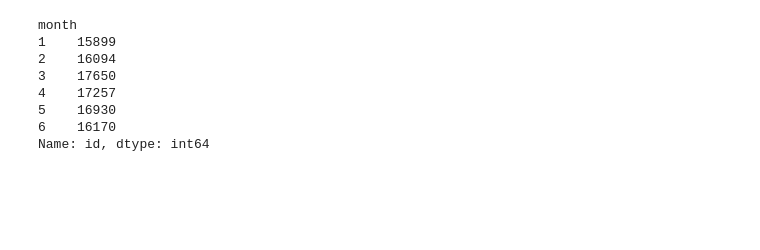
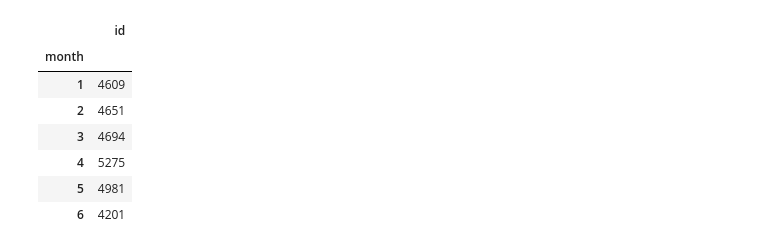
Before and after one commit to hizik999/bdst_laba_1, a Jupyter notebook: task_1/main.ipynb, the cells around one changed output. Drawn from its saved outputs; the diff is of its cells as text; code cells hidden in the pictures; blank space fills up the shorter version.

```diff
--- a/task_1/main.ipynb
+++ b/task_1/main.ipynb
@@ -12 +28,13 @@ data['year'] = data['pickup_datetime'].dt.year
+# %%
+filtered_data['month'] = filtered_data['dropoff_datetime'].dt.month
+filtered_data[['id', 'month']].groupby(by='month').aggregate('count')
+# %% [output]
+|  | id |
+| month |  |
+| 1 | 4609 |
+| 2 | 4651 |
+| 3 | 4694 |
+| 4 | 5275 |
+| 5 | 4981 |
+| 6 | 4201 |
 # %%
@@ -62,12 +90,3 @@ filtered_data = data[data.apply(lambda x: x['day_of_week'] in range(6, 7 + 1), a
 # %%
-grouped_by_months = data.groupby('month')
-grouped_by_months.count()['id']
+# grouped_by_months = data.groupby('month')
+# grouped_by_months.count()['id']
-# %% [output]
-month
-1    15899
-2    16094
-3    17650
-4    17257
-5    16930
-6    16170
-Name: id, dtype: int64
```
Also changed, not shown: parts of 7 cells of this notebook, 1 other file.
